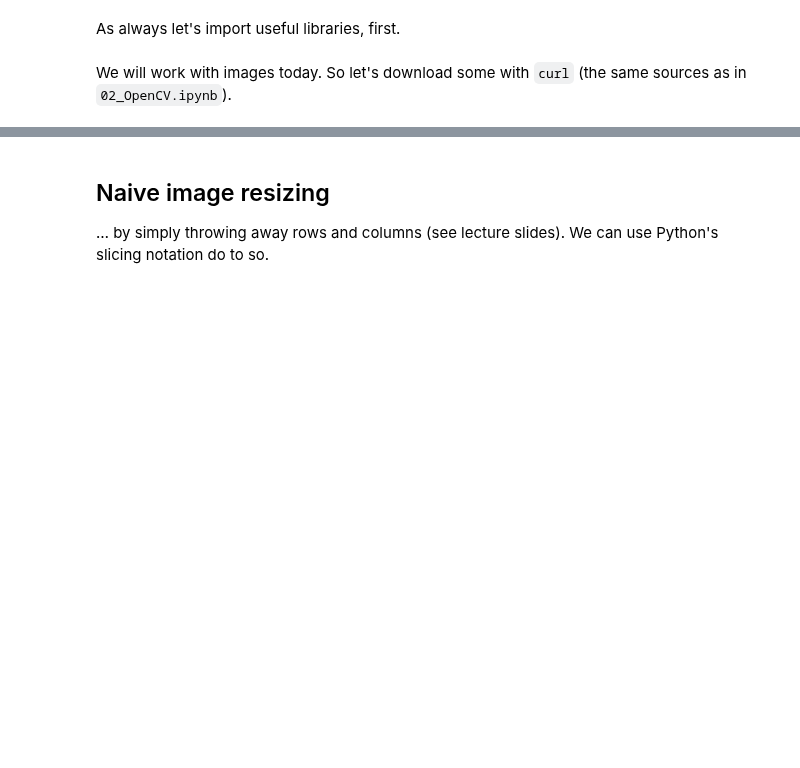
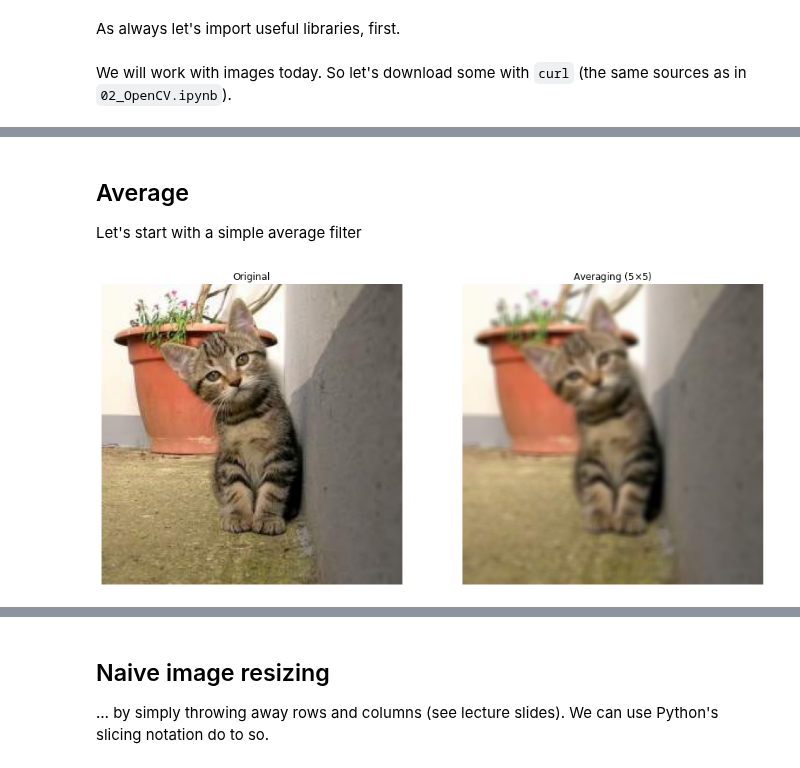
Before and after one commit to schedldave/cv2021, a Jupyter notebook: 03_Filters.ipynb, the cells around one changed output, grey strips where cells are left out. Saved outputs shown, nothing was run; the diff lists cells and outputs as text; code cells hidden in the pictures; blank space fills up the shorter version.

```diff
--- a/03_Filters.ipynb
+++ b/03_Filters.ipynb
@@ -108,2 +37,0 @@ You can use the `imread` function to read in an image from a filepath.
-# %%
-image = cv2.imread("gogh.jpg")
@@ -242,16 +37,0 @@ Matplotlib assumes images are in the **RGB** format. OpenCV assumes that images
-# %%
-def imshow(image, *args, **kwargs):
-    if len(image.shape) == 3:
-      # Height, width, channels
-      # Assume BGR, do a conversion
-      image = cv2.cvtColor(image, cv2.COLOR_BGR2RGB)
-    else:
-      # Height, width - must be grayscale
-      # convert to RGB, since matplotlib will plot in a weird colormap (instead of black = 0, white = 1)
-      image = cv2.cvtColor(image, cv2.COLOR_GRAY2RGB)
-    # Draw the image
-    plt.imshow(image, *args, **kwargs)
-    # We'll also disable drawing the axes and tick marks in the plot, since it's actually an image
-    plt.axis('off')
-    # Make sure it outputs
-    plt.show()
@@ -308,0 +93,17 @@ The pattern above shows, what most color image sensors record. The process of co
+# %% [markdown]
+## Average
+
+Let's start with a simple average filter
+# %%
+img = cv2.imread('cat.jpg')
+
+k = 5 # kernel size
+kernel = np.ones((k,k),np.float32)/25
+dst = cv2.filter2D(img,-1,kernel)
+
+plt.figure(figsize=(15,10)) # make the figure larger so we see the filter better
+plt.subplot(121),imshow(img),plt.title('Original')
+plt.subplot(122),imshow(dst),plt.title(r'Averaging ({}$\times${})'.format(k,k))
+plt.show()
+# %% [output]
+[figure, added]
```
Also changed, not shown: parts of 46 cells of this notebook.
